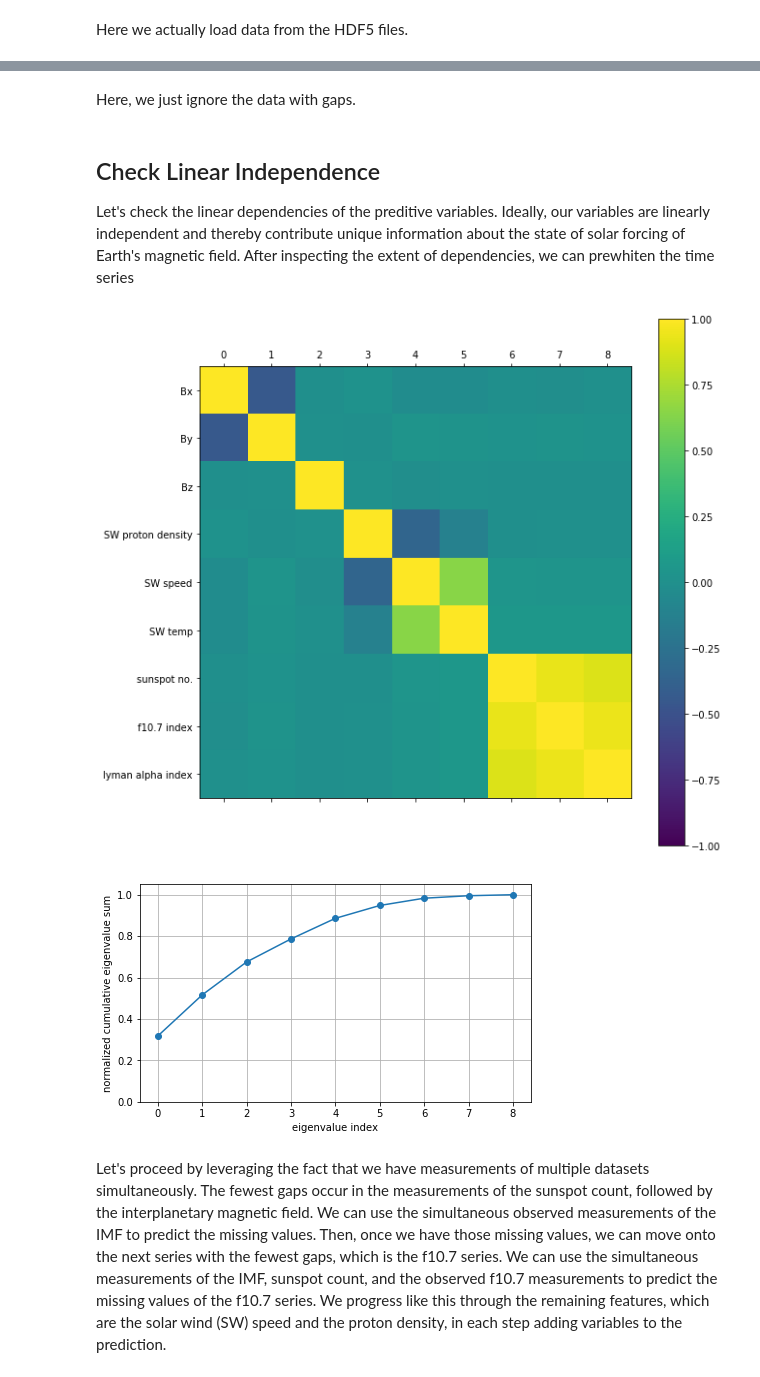
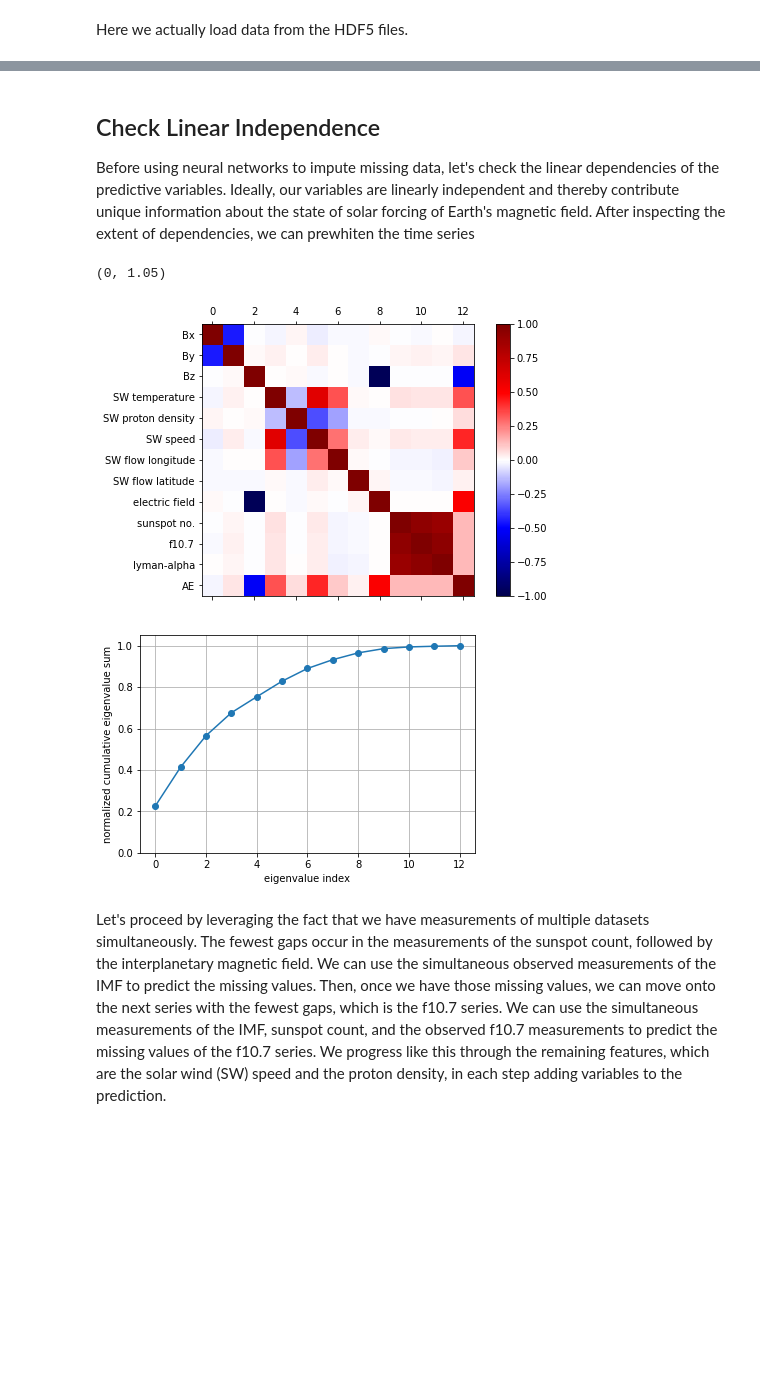
Before and after one commit to sarttiso/spaceweather, a Jupyter notebook: omni_data_preprocess.ipynb, the cells around one changed output, grey strips where cells are left out. Saved outputs shown, nothing was run; the diff lists cells and outputs as text; code cells hidden in the pictures; blank space fills up the shorter version.

Commit message:
finished preprocessing, added notebook for analysis of solar wind

```diff
--- a/omni_data_preprocess.ipynb
+++ b/omni_data_preprocess.ipynb
@@ -189,2 +181,0 @@ gaps
-# %% [markdown]
-Here, we just ignore the data with gaps.
@@ -195,37 +182,60 @@ feat = [feat[i] for i in idx]
+# %%
+# predictors
+X = omni_lr[['Bx, nT (GSE, GSM)', \
+             'By, nT (GSM)', \
+             'Bz, nT (GSM)', \
+             'SW plasma temperature, K', \
+             'SW proton density, N/cm^3', \
+             'SW plasma speed, km/s', \
+             'SW plasma flow long. angle', \
+             'SW plasma flow lat. angle', \
+             'electric field', \
+             'R (sunspot number)', \
+             'f10.7-index', \
+             'Lyman-alpha', \
+             'AE-index, nT']]
+# concise feature names
+feat = ['Bx', 'By', 'Bz', 'SW temperature', 'SW proton density', 'SW speed', \
+        'SW flow longitude', 'SW flow latitude', 'electric field', 'sunspot no.', \
+        'f10.7', 'lyman-alpha', 'AE']
+nfeat = X.shape[1]
 # %% [markdown]
 ## Check Linear Independence
 
-Let's check the linear dependencies of the preditive variables. Ideally, our variables are linearly independent and thereby contribute unique information about the state of solar forcing of Earth's magnetic field. After inspecting the extent of dependencies, we can prewhiten the time series
+Before using neural networks to impute missing data, let's check the linear dependencies of the predictive variables. Ideally, our variables are linearly independent and thereby contribute unique information about the state of solar forcing of Earth's magnetic field. After inspecting the extent of dependencies, we can prewhiten the time series
 # %%
 # compute correlations between variables
-Xcor = X.copy()
-for ii in range(X.shape[1]):
-    Xcor[X[:,ii] == nanvals[ii],ii] = np.mean(Xcor[:,ii])
-cor = np.corrcoef(Xcor.T)
+idx = np.ones(X.shape[0],dtype=bool)
+
+for ii in range(nfeat):
+    idx = np.all([idx, (X[X.columns[ii]] != nanvals[ii]).values],0)
+
+cor = np.corrcoef(X[idx].T)
 
 # compute eigenvalues
 e = np.linalg.eig(cor)[0]
 e = np.sort(e)[::-1]
 
 # plot
-fig, ax = plt.subplots(figsize=(10,10))
-corplt = ax.matshow(cor)
-ax.set_yticks(range(0,9))
+fig, ax = plt.subplots(figsize=(8,5))
+corplt = ax.matshow(cor, cmap=plt.get_cmap('seismic'))
+ax.set_yticks(range(0,nfeat))
 ax.set_yticklabels(feat)
 plt.colorbar(corplt)
 corplt.set_clim(-1,1)
-plt.show()
+#plt.savefig('../figures/linear_correlations.pdf', dpi=600, format='pdf')
 
 
-plt.figure(figsize=(7,4))
+plt.figure(figsize=(6,4))
 plt.plot(np.cumsum(e)/np.sum(e),'o-')
 plt.xlabel('eigenvalue index')
 plt.ylabel('normalized cumulative eigenvalue sum')
 plt.grid(True)
 plt.ylim(0,1.05)
-plt.show()
+#plt.savefig('../figures/eval_spectrum.pdf', dpi=600, format='pdf')
 # %% [output]
+(0, 1.05)
-[figure, old version]
+[figure, new version]
-[figure, old version]
+[figure, new version]
 # %% [markdown]
 Let's proceed by leveraging the fact that we have measurements of multiple datasets simultaneously. The fewest gaps occur in the measurements of the sunspot count, followed by the interplanetary magnetic field. We can use the simultaneous observed measurements of the IMF to predict the missing values. Then, once we have those missing values, we can move onto the next series with the fewest gaps, which is the f10.7 series. We can use the simultaneous measurements of the IMF, sunspot count, and the observed f10.7 measurements to predict the missing values of the f10.7 series. We progress like this through the remaining features, which are the solar wind (SW) speed and the proton density, in each step adding variables to the prediction.
```
Also changed, not shown: parts of 63 cells of this notebook, 4 other files.
